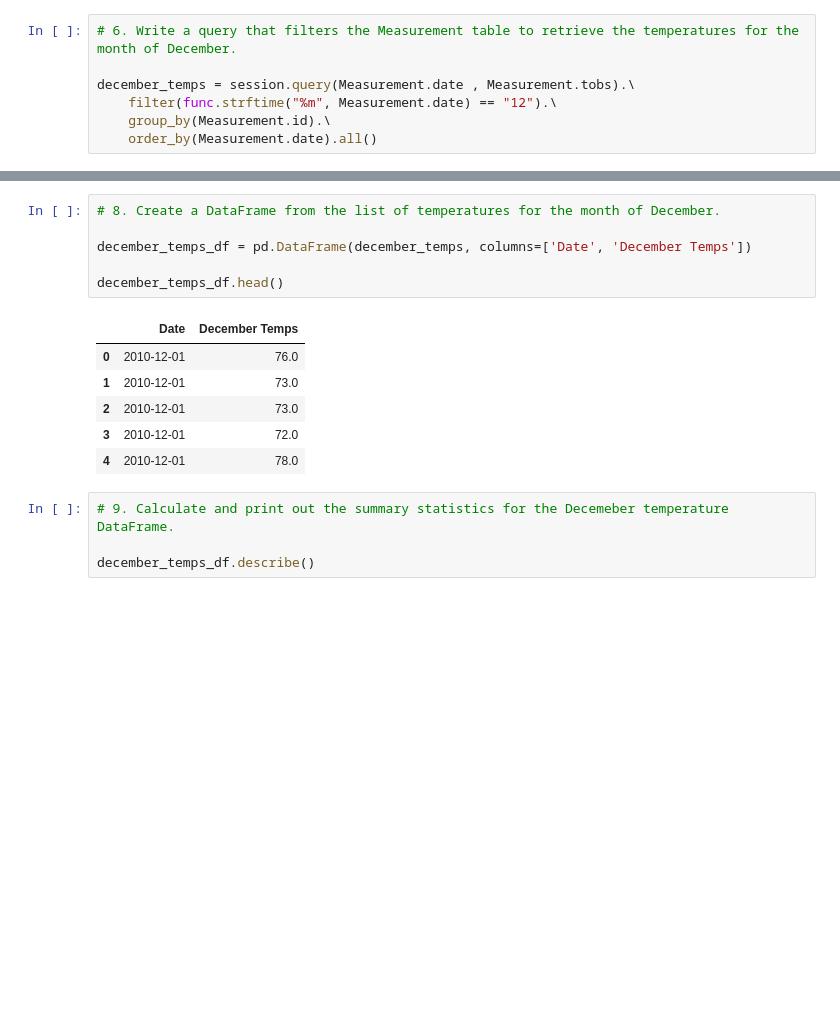
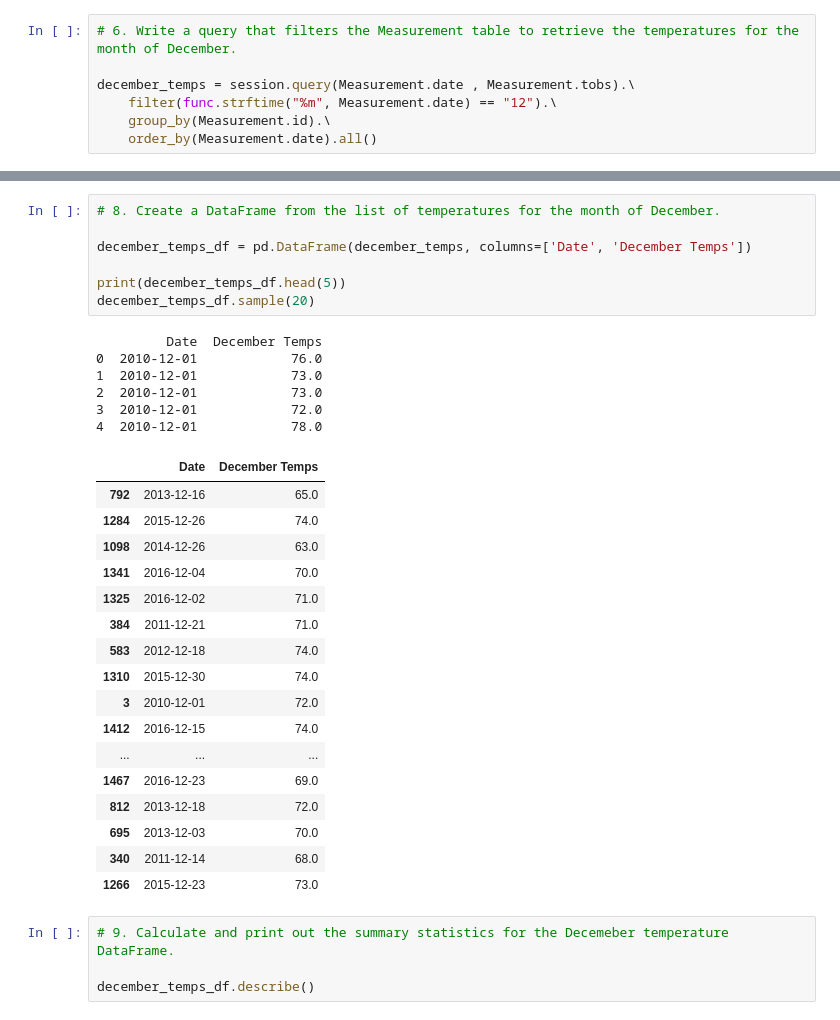
Before and after one commit to MRLinares/surfs_up, a Jupyter notebook: SurfsUp_Challenge.ipynb, the cells around one changed output, grey strips where cells are left out. Drawn from its saved outputs; the diff is of its cells as text; blank space fills up the shorter version.

```diff
--- a/SurfsUp_Challenge.ipynb
+++ b/SurfsUp_Challenge.ipynb
@@ -130,16 +147,34 @@ december_temps
 # %%
 # 8. Create a DataFrame from the list of temperatures for the month of December.
 
 december_temps_df = pd.DataFrame(december_temps, columns=['Date', 'December Temps'])
 
-december_temps_df.head()
+print(december_temps_df.head(5))
+december_temps_df.sample(20)
 # %% [output]
+         Date  December Temps
+0  2010-12-01            76.0
+1  2010-12-01            73.0
+2  2010-12-01            73.0
+3  2010-12-01            72.0
+4  2010-12-01            78.0
 |  | Date | December Temps |
-| 0 | 2010-12-01 | 76.0 |
-| 1 | 2010-12-01 | 73.0 |
-| 2 | 2010-12-01 | 73.0 |
+| 792 | 2013-12-16 | 65.0 |
+| 1284 | 2015-12-26 | 74.0 |
+| 1098 | 2014-12-26 | 63.0 |
+| 1341 | 2016-12-04 | 70.0 |
+| 1325 | 2016-12-02 | 71.0 |
+| 384 | 2011-12-21 | 71.0 |
+| 583 | 2012-12-18 | 74.0 |
+| 1310 | 2015-12-30 | 74.0 |
 | 3 | 2010-12-01 | 72.0 |
-| 4 | 2010-12-01 | 78.0 |
+| 1412 | 2016-12-15 | 74.0 |
+| ... | ... | ... |
+| 1467 | 2016-12-23 | 69.0 |
+| 812 | 2013-12-18 | 72.0 |
+| 695 | 2013-12-03 | 70.0 |
+| 340 | 2011-12-14 | 68.0 |
+| 1266 | 2015-12-23 | 73.0 |
 # %%
 # 9. Calculate and print out the summary statistics for the Decemeber temperature DataFrame.
 
```
Also changed, not shown: parts of 2 cells of this notebook.
